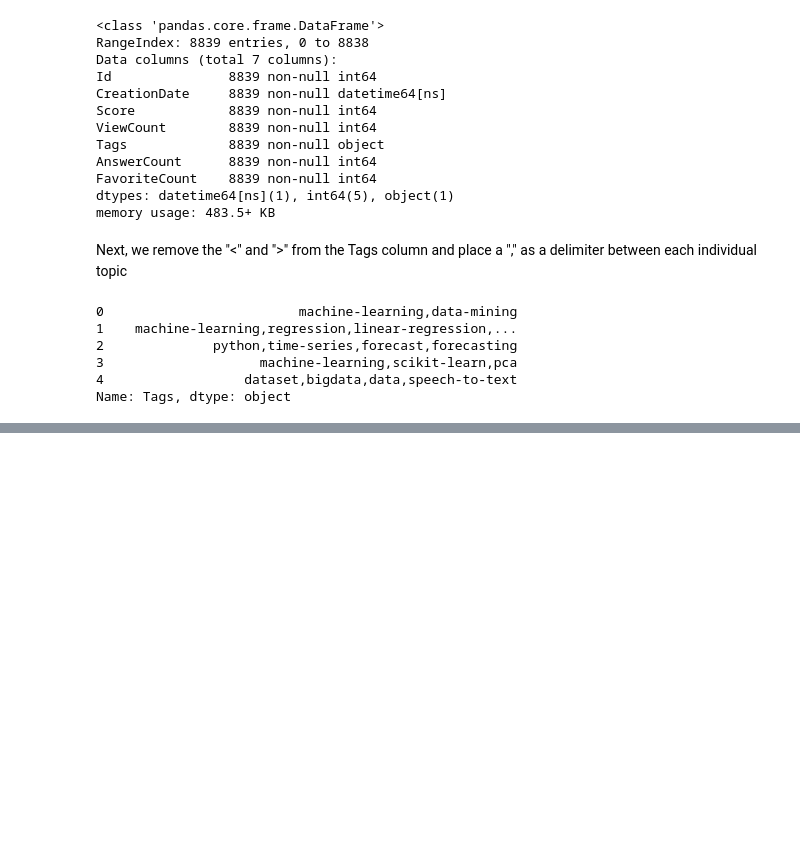
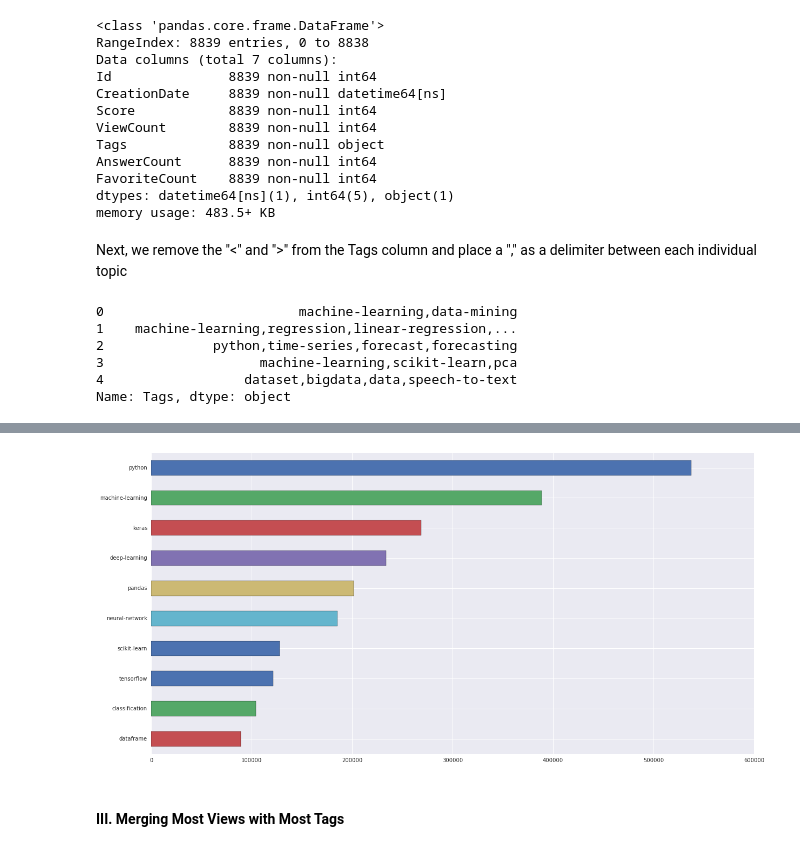
Before and after one commit to pavelbrn/DataQuestProjects, a Jupyter notebook: Project11_Popular_Datascience_Questions/Project11.ipynb, the cells around one changed output, grey strips where cells are left out. Drawn from its saved outputs; the diff is of its cells as text; code cells hidden in the pictures; blank space fills up the shorter version.

```diff
--- a/Project11_Popular_Datascience_Questions/Project11.ipynb
+++ b/Project11_Popular_Datascience_Questions/Project11.ipynb
@@ -93,0 +135,11 @@ Name: Tags, dtype: object
+# %%
+tag_view_dict = {}
+def get_views(row):
+    array_tags=row["Tags"]
+
+    for tag in array_tags:
+        #print(array_tags)
+        if tag not in tag_view_dict:
+            tag_view_dict[tag] = row["ViewCount"]
+        else:
+            tag_view_dict[tag] += row["ViewCount"]
@@ -93,0 +149,10 @@ Name: Tags, dtype: object
+# %%
+tag_views_series = pd.Series(tag_view_dict)
+top_10_viewed = tag_views_series.sort_values(ascending = False).head(10)
+# %%
+top_10_viewed.plot(kind = "barh", figsize =(20,10)).invert_yaxis()
+plt.show()
+# %% [output]
+[figure, added]
+# %% [markdown]
+#### III. Merging Most Views with Most Tags
```
Also changed, not shown: parts of 36 cells of this notebook.
